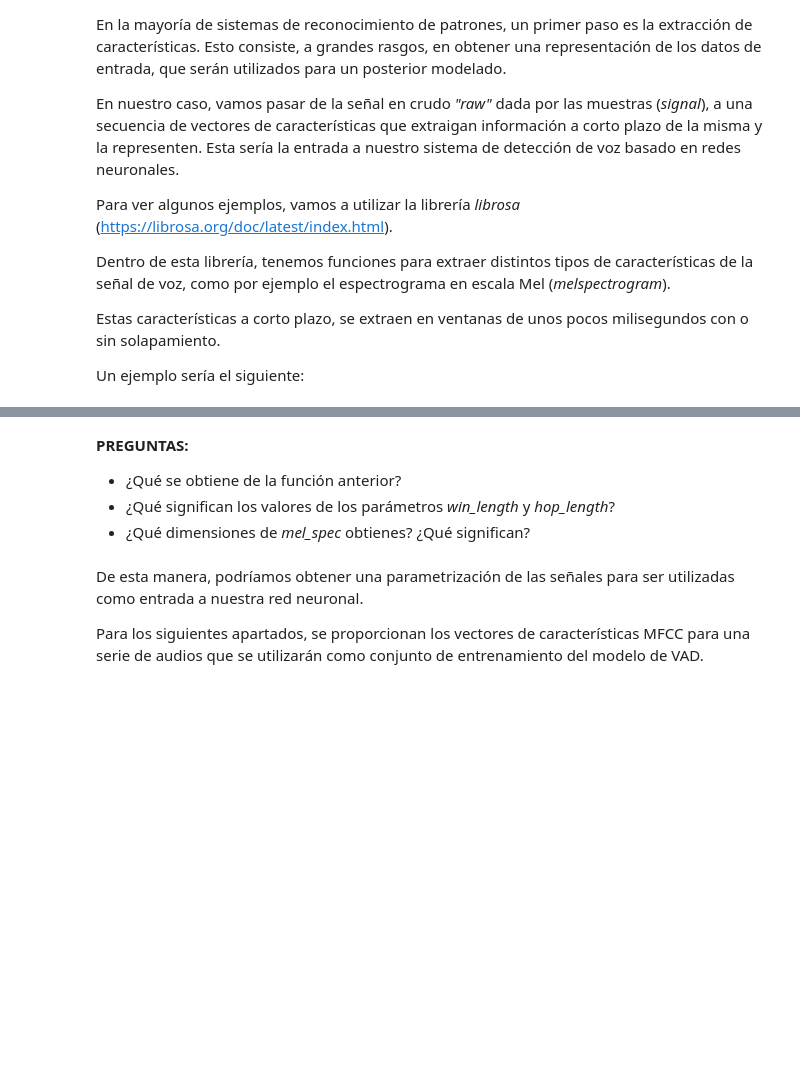
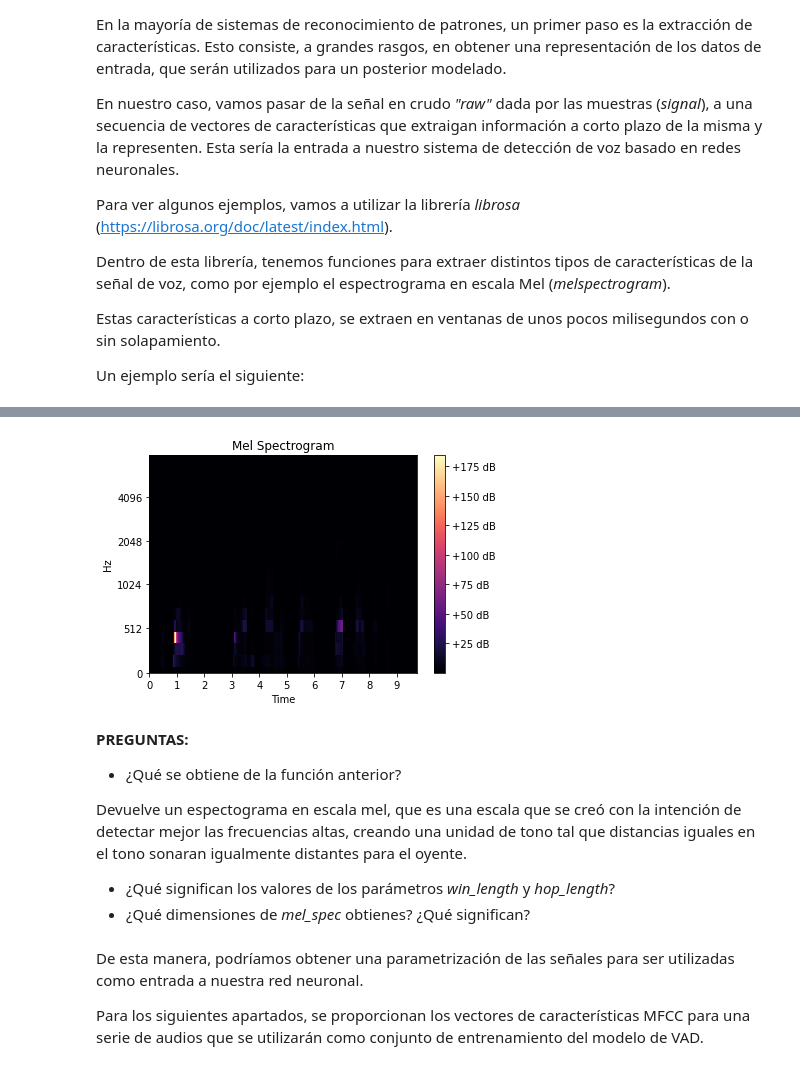
Before and after one commit to glorelvalle/g-mucd, a Jupyter notebook: pit/Prácticas/PR3_PIT.ipynb, the cells around one changed output, grey strips where cells are left out. Saved outputs shown, nothing was run; the diff lists cells and outputs as text; code cells hidden in the pictures; blank space fills up the shorter version.

```diff
--- a/pit/Prácticas/PR3_PIT.ipynb
+++ b/pit/Prácticas/PR3_PIT.ipynb
@@ -141,6 +193,15 @@ print(signal.shape)
+# %%
+librosa.display.specshow(mel_spec, y_axis='mel', fmax=8000, x_axis='time');
+plt.title('Mel Spectrogram');
+plt.colorbar(format='%+2.0f dB');
+# %% [output]
+[figure, added]
 # %% [markdown]
 **PREGUNTAS:**
 - ¿Qué se obtiene de la función anterior?
+
+Devuelve un espectograma en escala mel, que es una escala que se creó con la intención de detectar mejor las frecuencias altas, creando una unidad de tono tal que distancias iguales en el tono sonaran igualmente distantes para el oyente.
+
 - ¿Qué significan los valores de los parámetros _win_length_ y _hop_length_?
 - ¿Qué dimensiones de _mel_spec_ obtienes? ¿Qué significan?
 # %% [markdown]
```
Also changed, not shown: parts of 15 cells of this notebook.
